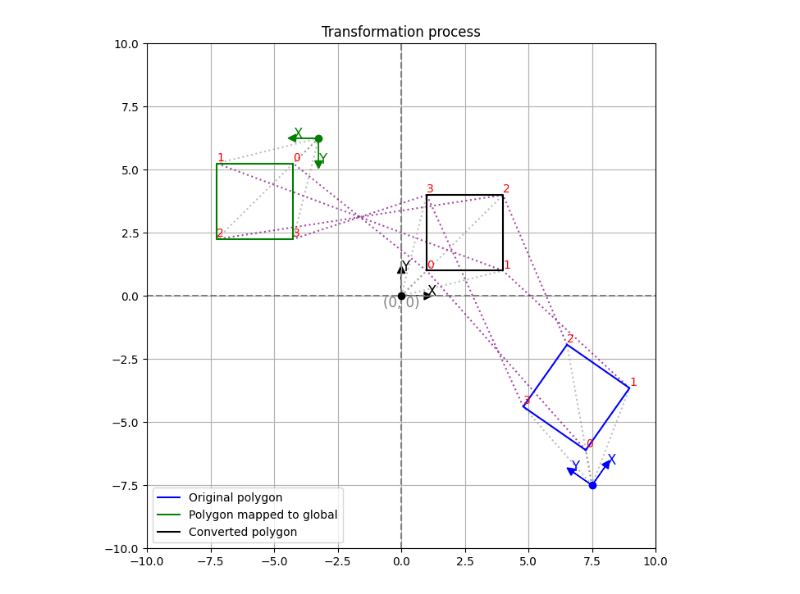
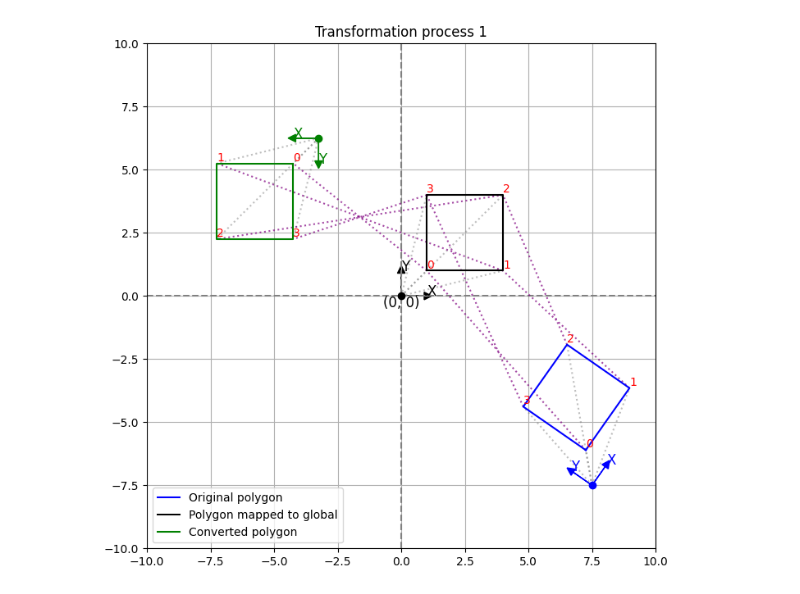
Before and after one commit to PARKCHEOLHEE-lab/local-coordinate-system, a Jupyter notebook: plane2d_viz.ipynb, the cells around one changed output. Drawn from its saved outputs; the diff is of its cells as text; code cells hidden in the pictures.

```diff
--- a/plane2d_viz.ipynb
+++ b/plane2d_viz.ipynb
@@ -20,7 +20,7 @@ def plot_infinite_axes(ax):
     ax.axhline(y=0, color='gray', linestyle='--')
     ax.axvline(x=0, color='gray', linestyle='--')
 
-    ax.text(*(0, 0), "(0, 0)", color="gray", fontsize=12, verticalalignment="top", horizontalalignment="center")
+    ax.text(*(0, 0), "(0, 0)", color="black", fontsize=12, verticalalignment="top", horizontalalignment="center")
 
 def draw_dotted_lines_to_vertices(ax, origin, polygon, line_color="gray"):
     for pi, point in enumerate(polygon.exterior.coords[:-1]):
@@ -55,34 +55,34 @@ plane_original_polygon = translate(
 
 plane_to_convert = Plane2d(np.array([-3.25, 6.25]), np.array([-1, 0]), np.array([0, -1]))
 plane_to_convert_polygon = plane_original.get_converted_geometry_by_plane(plane_to_convert, plane_original_polygon)
 
 plane_to_convert_origin = Plane2d(np.array([0, 0]), x_axis=np.array([1, 0]), y_axis=np.array([0, 1]))
 plane_to_convert_origin_polygon = plane_original.get_converted_geometry_by_plane(plane_to_convert_origin, plane_original_polygon)
 
 fig, ax = plt.subplots(1, 1, figsize=(8, 8))
 
 plot_infinite_axes(ax)
 draw_dotted_lines_to_vertices(ax, plane_original.origin, plane_original_polygon)
 draw_dotted_lines_to_vertices(ax, plane_to_convert.origin, plane_to_convert_polygon)
 draw_dotted_lines_to_vertices(ax, plane_to_convert_origin.origin, plane_to_convert_origin_polygon)
 
 
 draw_transformation_lines(ax, plane_original, plane_to_convert_origin, plane_original_polygon)
 draw_transformation_lines(ax, plane_to_convert_origin, plane_to_convert, plane_to_convert_origin_polygon)
 
 
 plot_plane(ax, plane_original, color='blue', label='')
 plot_plane(ax, plane_to_convert, color='green', label='')
-plot_plane(ax, plane_to_convert_origin, color='black', label='Transformation process')
+plot_plane(ax, plane_to_convert_origin, color='black', label='Transformation process 1')
 
 ax.plot(*plane_original_polygon.exterior.xy, color='blue', label='Original polygon')
-ax.plot(*plane_to_convert_polygon.exterior.xy, color='green', label='Polygon mapped to global')
-ax.plot(*plane_to_convert_origin_polygon.exterior.xy, color='black', label='Converted polygon')
+ax.plot(*plane_to_convert_origin_polygon.exterior.xy, color='black', label='Polygon mapped to global')
+ax.plot(*plane_to_convert_polygon.exterior.xy, color='green', label='Converted polygon')
 
 ax.set_xlim(-10, 10)
 ax.set_ylim(-10, 10)
 ax.legend(loc="lower left")
 ax.grid(True)
 plt.show()
 # %% [output]
-[figure, old version]
+[figure, new version]
```
Also changed, not shown: parts of 1 cell of this notebook.
